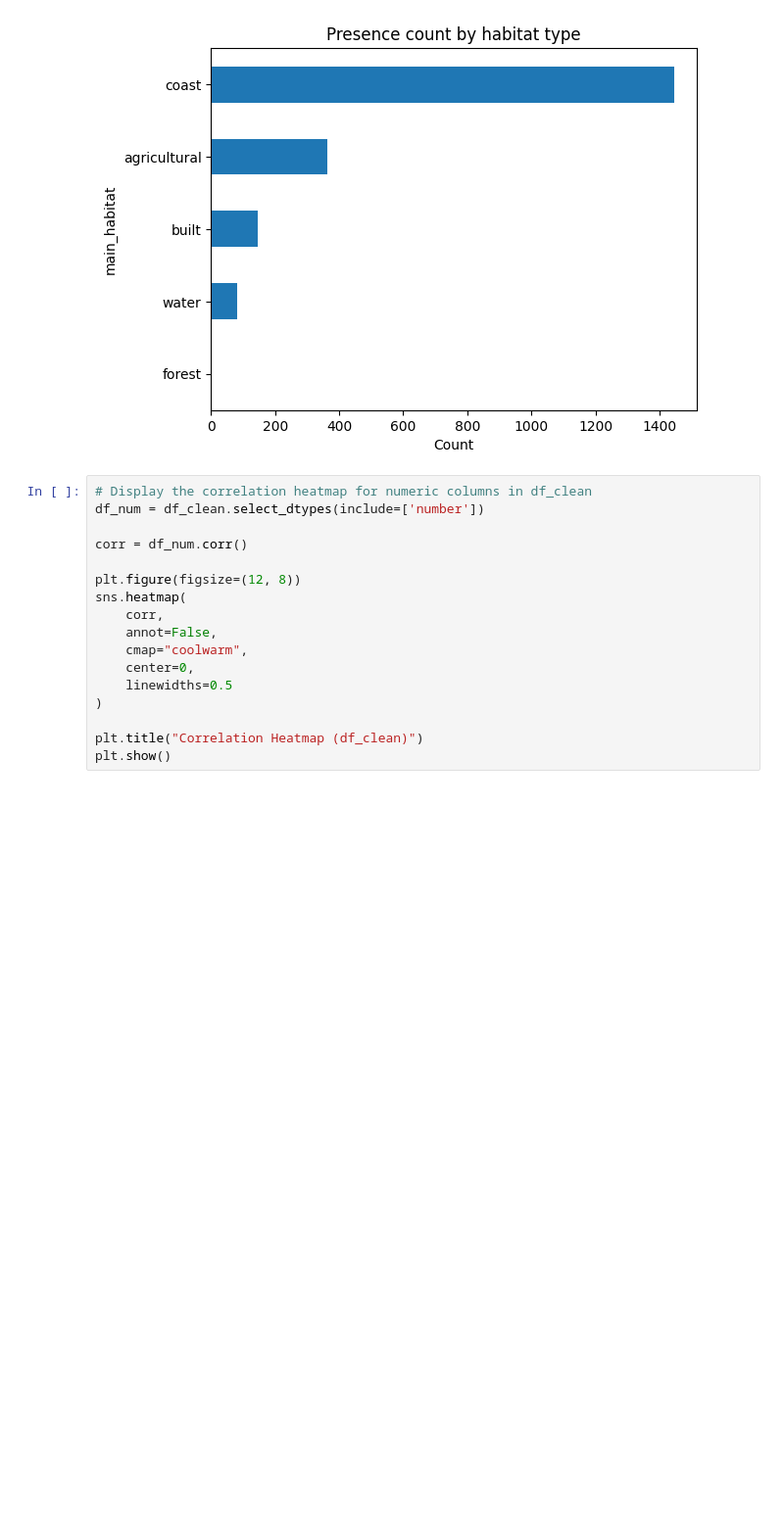
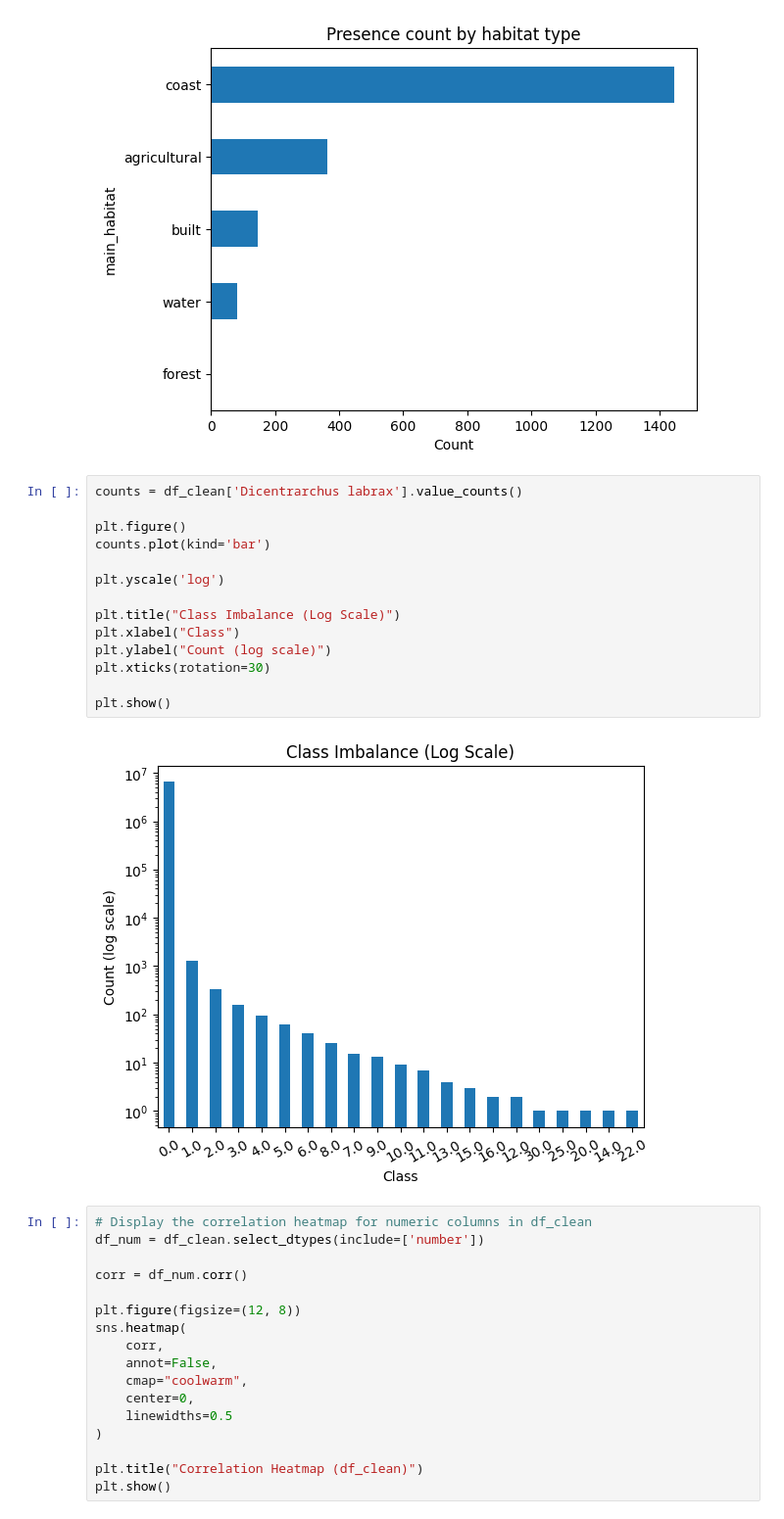
Before and after one commit to XueHu2222/DSAI, a Jupyter notebook: DSAI-assignment.ipynb, the cells around one changed output. Shown at 98% size. Drawn from its saved outputs; the diff is of its cells as text; blank space fills up the shorter version.

```diff
--- a/DSAI-assignment.ipynb
+++ b/DSAI-assignment.ipynb
@@ -355,6 +399,22 @@ plt.title('Presence count by habitat type')
 plt.show()
 # %% [output]
 [figure]
+# %%
+counts = df_clean['Dicentrarchus labrax'].value_counts()
+
+plt.figure()
+counts.plot(kind='bar')
+
+plt.yscale('log')
+
+plt.title("Class Imbalance (Log Scale)")
+plt.xlabel("Class")
+plt.ylabel("Count (log scale)")
+plt.xticks(rotation=30)
+
+plt.show()
+# %% [output]
+[figure, added]
 # %%
 # Display the correlation heatmap for numeric columns in df_clean
 df_num = df_clean.select_dtypes(include=['number'])
```
Also changed, not shown: parts of 2 cells of this notebook.
